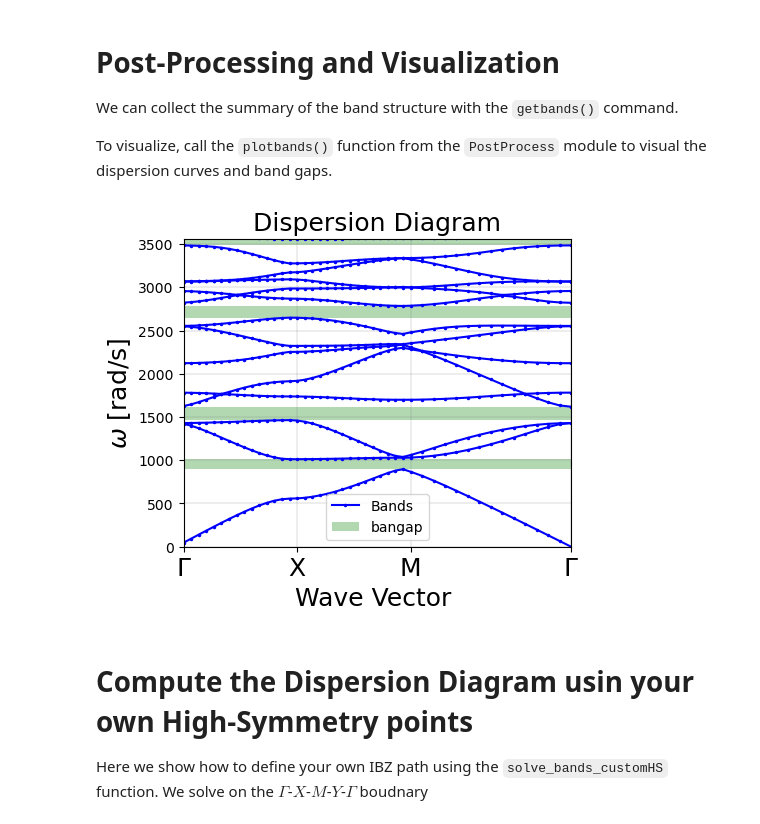
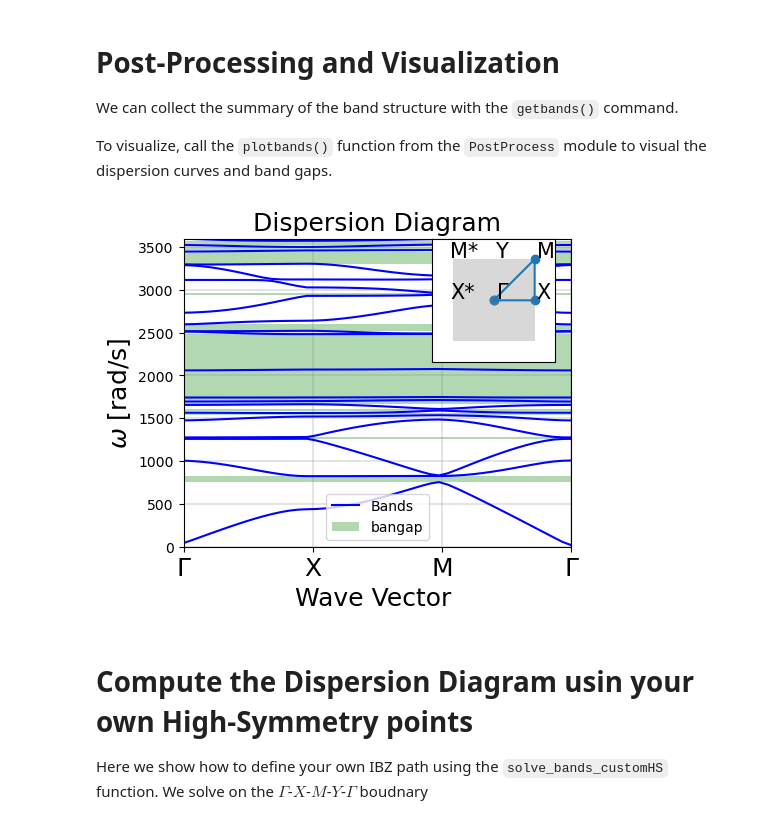
Before and after one commit to jtempelman95/fenonics, a Jupyter notebook: RepoCodes/real_build/TutorialNotebook.ipynb, the cells around one changed output. Drawn from its saved outputs; the diff is of its cells as text; code cells hidden in the pictures.

```diff
--- a/RepoCodes/real_build/TutorialNotebook.ipynb
+++ b/RepoCodes/real_build/TutorialNotebook.ipynb
@@ -63,10 +63,10 @@ We start by defining some parameters for the void in our square unit cell
 # Meshing parameters
 cut         = True
 a_len       = .1
-r           = np.array([1,.9,.3,.8,.6])*a_len*.75
+r           = np.array([1.4,.9,0,.8,.6])*a_len*.75
 offset      = 0*np.pi/4
 design_vec  = np.concatenate( (r/a_len, [offset] ))
-Nquads      = 3
+Nquads      = 9
 da                  =   a_len/10
 refinement_level    =   6
 refinement_dist     =   a_len/10
@@ -143,11 +143,13 @@ This could be changedby modifying the tuble of high-symmetry points to consider
 
 The default function is `solve_bands`, and this solves around the IBZ for 4-quad rotational symmetry in the unit cell. If this symmetry is broken, you may need to pass over more high-symmetry points, in which case see the next cell to set up a custom IBZ path with `solve_bands_customHS`
 # %%
-nsol    = 60
-nvec    = 20
+n_wavevector    = 60
+n_solutions    = 20
 fspace  = 'CG'
-evals_disp, evec_all, mpc = solve_bands(
-        nsol, nvec, a_len, c, rho, fspace, mesh,ct)
+evals_disp, evec_all, mpc, KX, KY = solve_bands(n_wavevector  = n_wavevector,
+                        n_solutions = n_solutions, a_len = a_len,
+                         c = c,  rho = rho,  fspace = fspace,
+                         mesh = mesh, ct = ct)
 # %% [output]
 MPC DEFINED (tag a)
 MPC DEFINED (tag a)
@@ -171,10 +173,10 @@ We can collect the summary of the band structure with the `getbands()` command.
 To visualize, call the `plotbands()` function from the `PostProcess` module to visual the dispersion curves and band gaps.
 # %%
 bgnrm, gapwidths, gaps, lowbounds, highbounds = getbands(np.array(evals_disp))
-plt = plotbands(np.array(evals_disp))
+plt = plotbands(bands = np.array(evals_disp), inset = True, KX = KX, KY = KY, a_len= a_len)
 plt.show()
 # %% [output]
-[figure, old version]
+[figure, new version]
 # %% [markdown]
 # Compute the Dispersion Diagram usin your own High-Symmetry points
 
```
Also changed, not shown: parts of 5 cells of this notebook, 3 other files.
